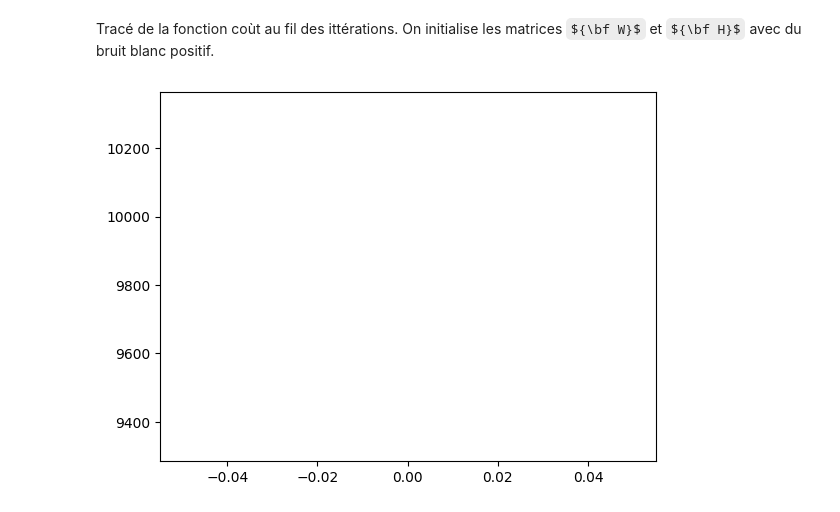
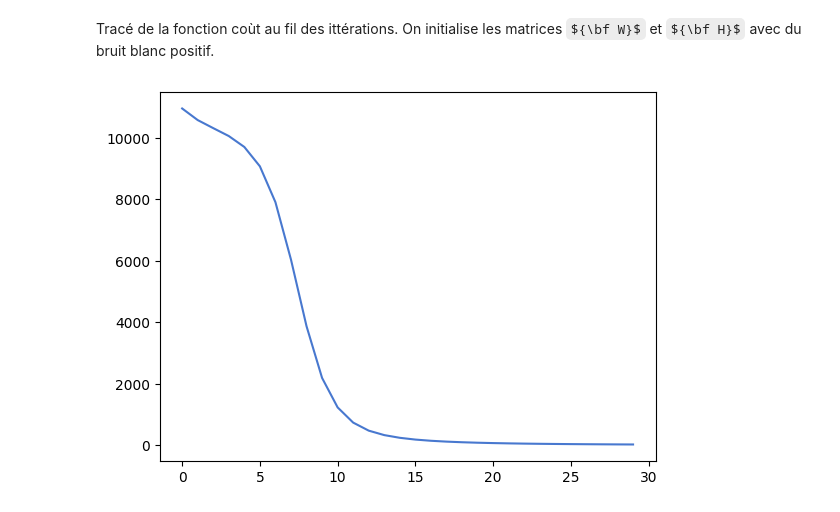
Before and after one commit to LouisLalay/Traitement-du-Signal, a Jupyter notebook: TP NMF/NMF_TP.ipynb, the cells around one changed output. Saved outputs shown, nothing was run; the diff lists cells and outputs as text; code cells hidden in the pictures; some formulas as TeX source.

```diff
--- a/TP NMF/NMF_TP.ipynb
+++ b/TP NMF/NMF_TP.ipynb
@@ -137,7 +142,6 @@ def activation(delta_T, tau_decroissance, matrice_midi, FE):
             )
     return h_activation
 
-
 def mise_a_jour_W(W, H, X, beta):
     X_tilde = W @ H
     return (
@@ -159,21 +163,24 @@ def mise_a_jour_H(W, H, X, beta):
 def mise_a_jour_globale(W, H, X, beta):
     W = mise_a_jour_W(W, H, X, beta)
     H = mise_a_jour_H(W, H, X, beta)
-    return W, H, W @ H
+    vec_norm = np.sum(W, axis=0)
+    with np.printoptions(edgeitems=np.inf, threshold=sys.maxsize, precision=1, linewidth=np.inf), open("debug.log", 'a') as f:
+        f.write(f"W:\n{W}\nSum W:{np.sum(W)}\nH:\n{H}\nNormalization: {vec_norm}\nMax x: {np.max(X)}, Min x: {np.min(X)}")
+    return W, H, (W @ np.diag(vec_norm)) @ (np.diag(1/vec_norm) @ H)
 
 
 def beta_div(X, X_tilde, beta):
-    if beta ==2:
+    if beta == 2:
         return np.sum(
             np.power(X, beta) / (beta * (beta - 1))
             - X * np.power(X_tilde, beta - 1) / (beta - 1)
             + np.power(X_tilde, beta) / beta
         )
     elif beta == 1:
-        return np.sum(X*np.log(X/X_tilde) - X + X_tilde)
+        return np.sum(X * np.log(X / X_tilde) - X + X_tilde)
     elif beta == 0:
-        temp = X_tilde/X
-        return np.sum(np.log(temp) + temp -1)
+        temp = X_tilde / X
+        return np.sum(np.log(temp) + temp - 1)
     else:
         print("Beta non pris en compte")
         return
@@ -227,18 +234,22 @@ plt.show()
 # %% [markdown]
 Tracé de la fonction coùt au fil des ittérations. On initialise les matrices ${\bf W}$ et ${\bf H}$ avec du bruit blanc positif.
 # %%
+with open("debug.log", 'w') as f:
+    f.write("")
 # On cherche à décomposer la matrice de synthese calculée précédement en matrices positives
 n_note = 2
 # Initialisation de W et H
-W = np.random.rand(synthese.shape[0], n_note)+1
-H = np.random.rand(n_note, synthese.shape[1])+1
+W = np.random.rand(synthese.shape[0], n_note)
+H = np.random.rand(n_note, synthese.shape[1])
 
+n_iterations = 30
 beta = 2
-loss = np.zeros(20)
-for k in range(20):
-    W, H, Xtilde = mise_a_jour_globale(W, H, synthese, beta)
-    loss[k] = beta_div(synthese, Xtilde, beta)
-plt.plot(loss)
+epsilon = 1e-12
+loss = np.zeros(n_iterations, dtype=np.complex_)
+for k in range(n_iterations):
+    W, H, Xtilde = mise_a_jour_globale(W, H, synthese + epsilon, beta)
+    loss[k] = beta_div(synthese + epsilon, Xtilde, beta)
+plt.plot(np.abs(loss))
 plt.show()
 # %% [output]
-[figure, old version]
+[figure, new version]
```
Also changed, not shown: parts of 4 cells of this notebook, 1 other file.
